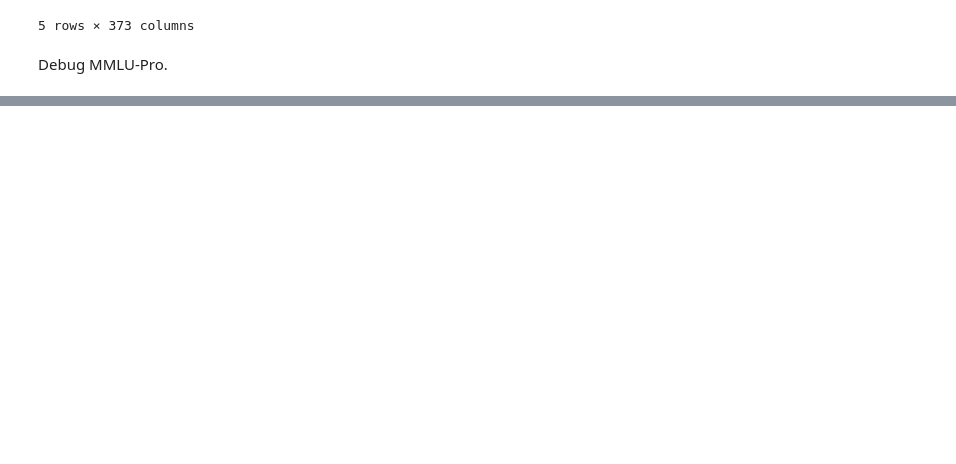
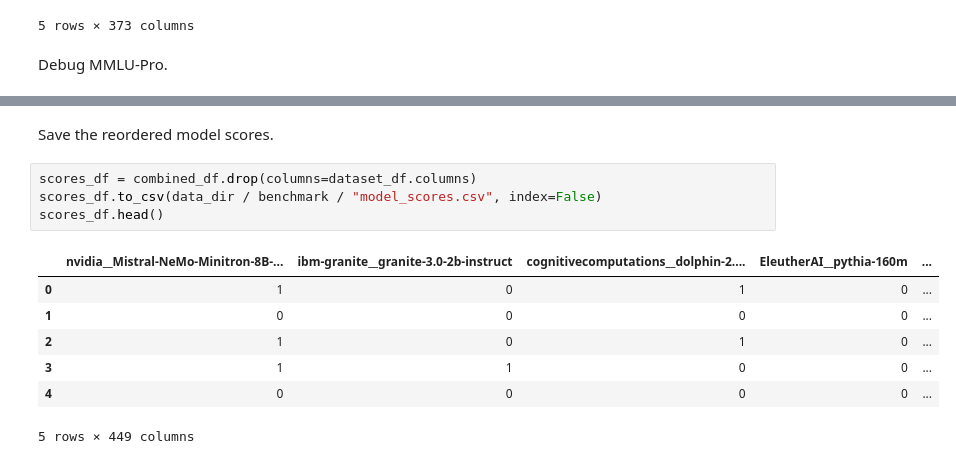
Before and after one commit to mpg05883/micro-benchmarking-reliability, a Jupyter notebook: notebooks/eda.ipynb, the cells around one changed output, grey strips where cells are left out. Saved outputs shown, nothing was run; the diff lists cells and outputs as text; blank space fills up the shorter version.

```diff
--- a/notebooks/eda.ipynb
+++ b/notebooks/eda.ipynb
@@ -318 +322,15 @@ combined: (12032, 458)
 5 rows × 458 columns
+# %% [markdown]
+Save the reordered model scores.
+# %%
+scores_df = combined_df.drop(columns=dataset_df.columns)
+scores_df.to_csv(data_dir / benchmark / "model_scores.csv", index=False)
+scores_df.head()
+# %% [output]
+|  | nvidia__Mistral-NeMo-Minitron-8B-... | ibm-granite__granite-3.0-2b-instruct | cognitivecomputations__dolphin-2.... | EleutherAI__pythia-160m | ... |
+| 0 | 1 | 0 | 1 | 0 | ... |
+| 1 | 0 | 0 | 0 | 0 | ... |
+| 2 | 1 | 0 | 1 | 0 | ... |
+| 3 | 1 | 1 | 0 | 0 | ... |
+| 4 | 0 | 0 | 0 | 0 | ... |
+5 rows × 449 columns
```
Also changed, not shown: parts of 3 cells of this notebook, 2 other files.
